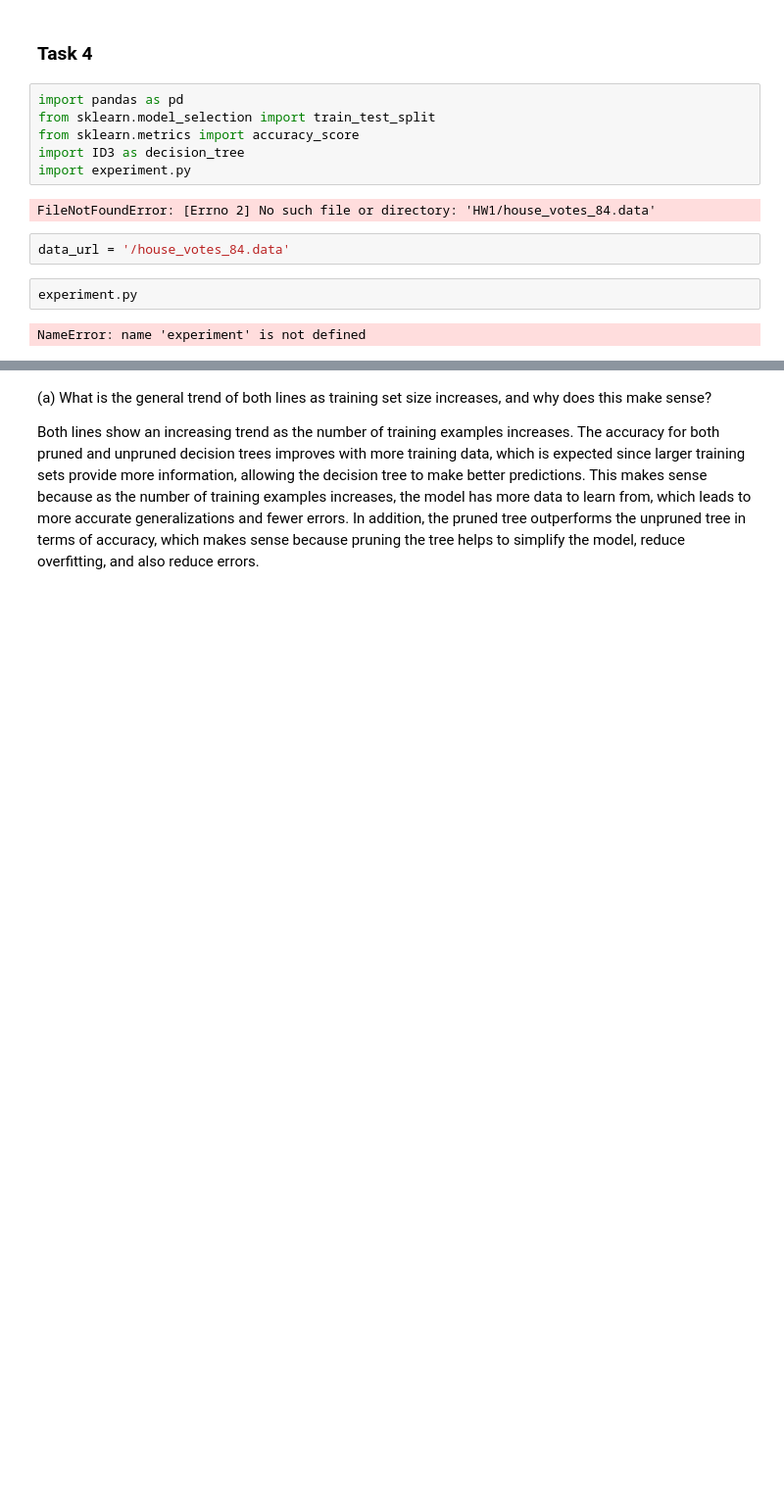
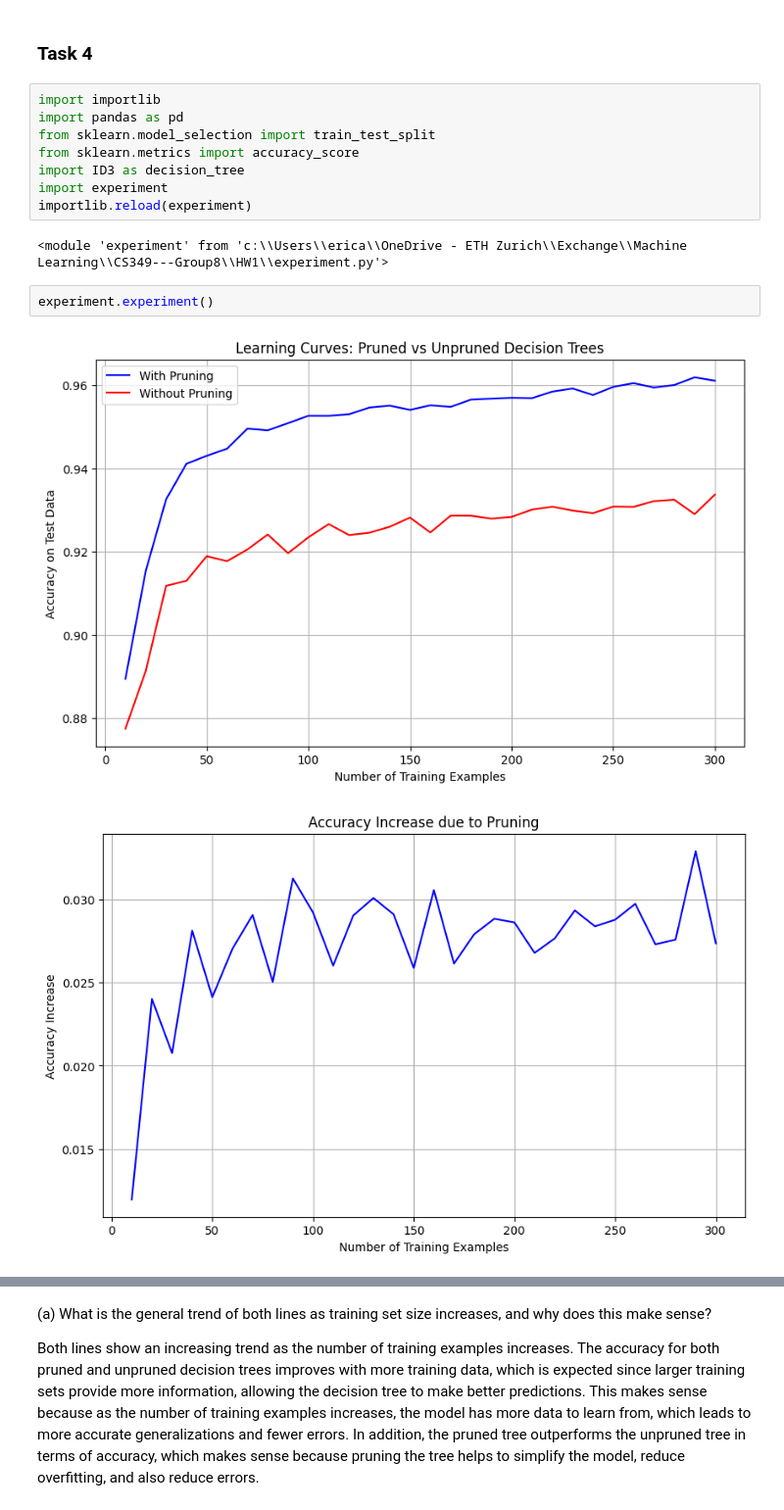
Before and after one commit to ascharie/CS349---Group8, a Jupyter notebook: HW1/CS349_HW1.ipynb, the cells around one changed output, grey strips where cells are left out. Shown at 98% size. Drawn from its saved outputs; the diff is of its cells as text; blank space fills up the shorter version.

Commit message:
extra graph

```diff
--- a/HW1/CS349_HW1.ipynb
+++ b/HW1/CS349_HW1.ipynb
@@ -35,16 +35,17 @@ Compared to other strategies, like critical value pruning, error complexity prun
 # %% [markdown]
 ### Task 4
 # %%
+import importlib
 import pandas as pd
 from sklearn.model_selection import train_test_split
 from sklearn.metrics import accuracy_score
 import ID3 as decision_tree
-import experiment.py
+import experiment
+importlib.reload(experiment)
 # %% [output]
-FileNotFoundError: [Errno 2] No such file or directory: 'HW1/house_votes_84.data'
+<module 'experiment' from 'c:\\Users\\erica\\OneDrive - ETH Zurich\\Exchange\\Machine Learning\\CS349---Group8\\HW1\\experiment.py'>
-# %%
-data_url = '/house_votes_84.data'
 # %%
-experiment.py
+experiment.experiment()
 # %% [output]
-NameError: name 'experiment' is not defined
+[figure, added]
+[figure, added]
```
Also changed, not shown: parts of 7 cells of this notebook, 2 other files.
